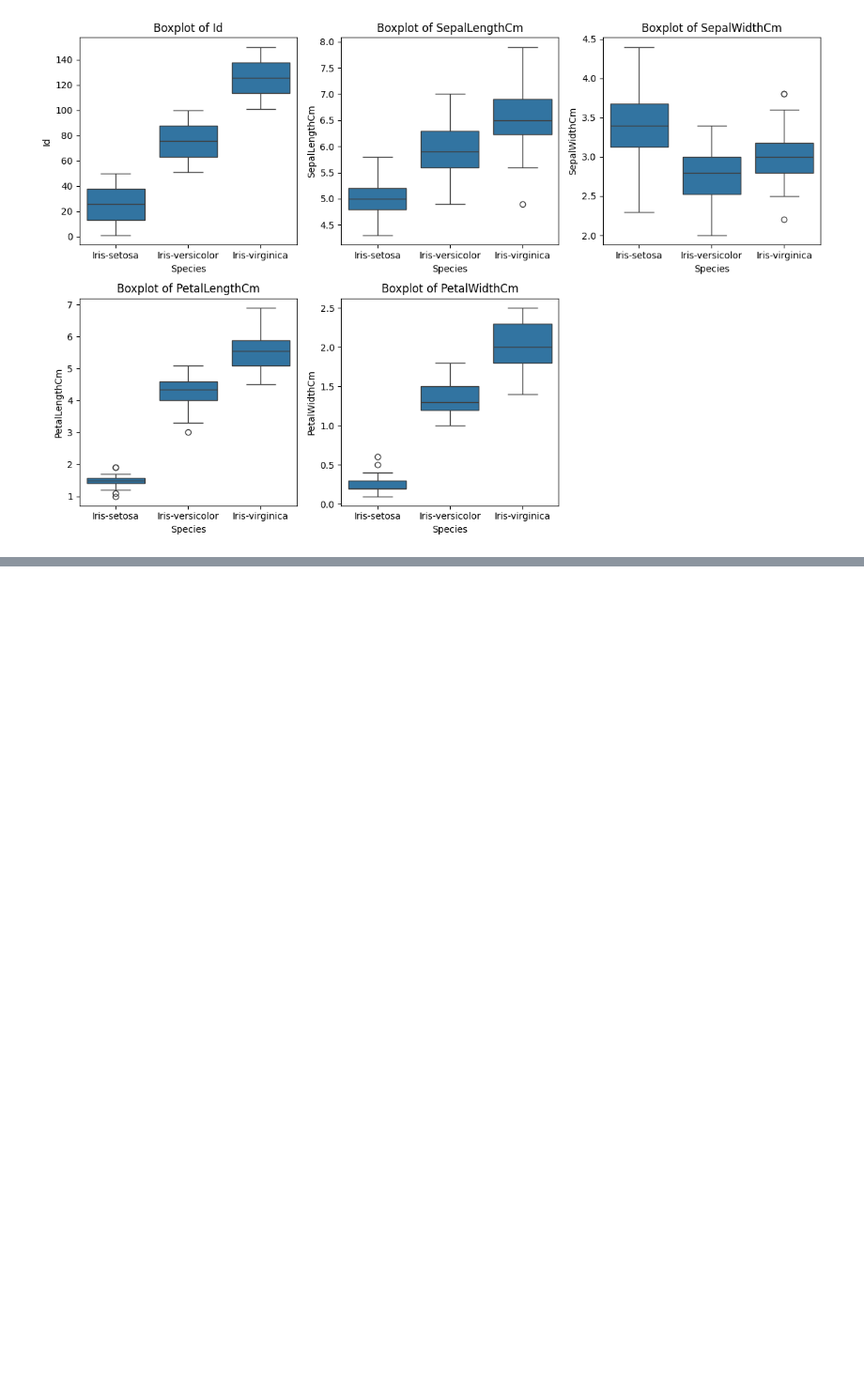
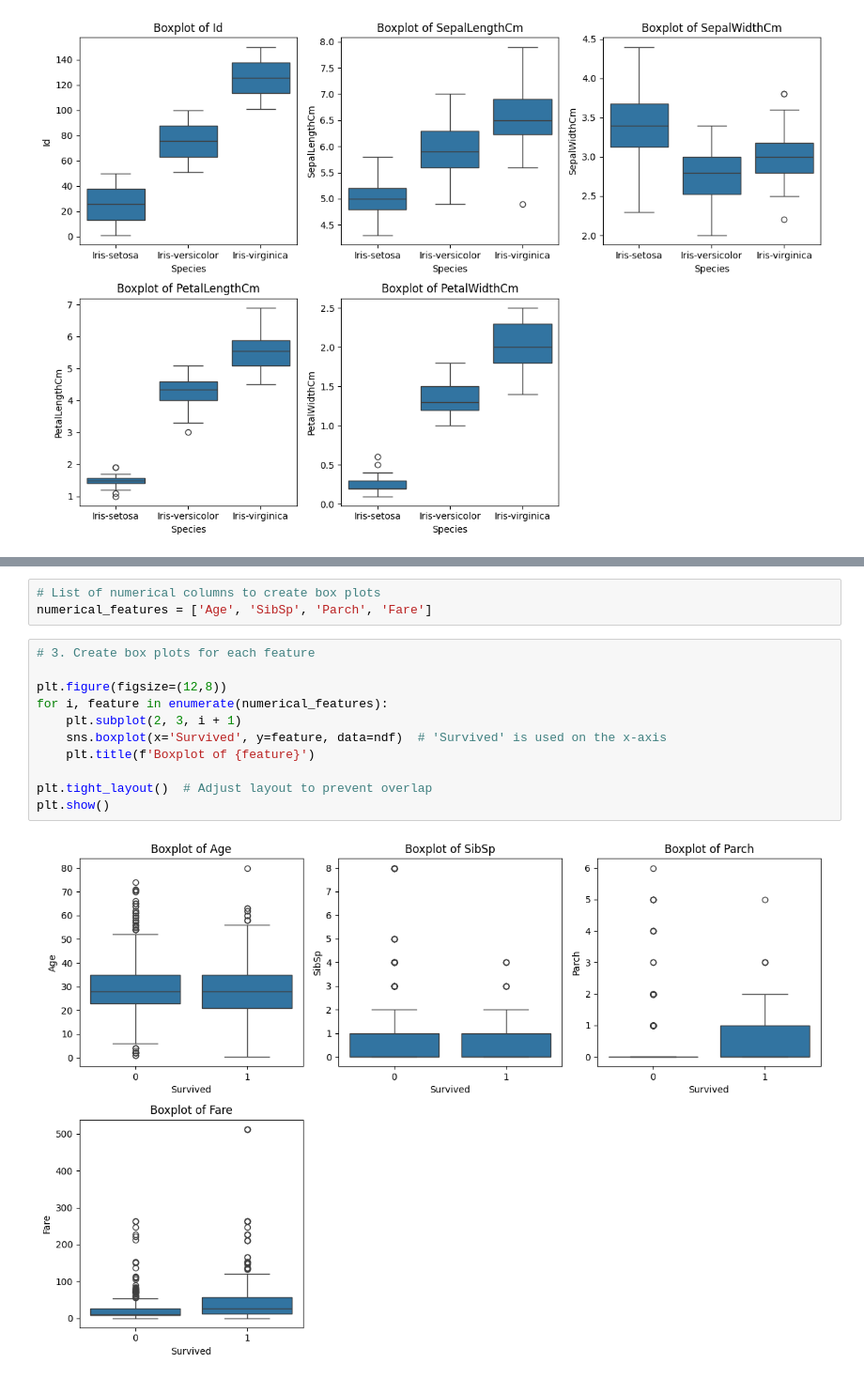
Before and after one commit to shivanjalikarande/DSBDAL, a Jupyter notebook: Assign_6.ipynb, the cells around one changed output, grey strips where cells are left out. Shown at 94% size. Drawn from its saved outputs; the diff is of its cells as text; blank space fills up the shorter version.

```diff
--- a/Assign_6.ipynb
+++ b/Assign_6.ipynb
@@ -49,0 +114,16 @@ plt.show()
+# %%
+# List of numerical columns to create box plots
+numerical_features = ['Age', 'SibSp', 'Parch', 'Fare']
+# %%
+# 3. Create box plots for each feature
+
+plt.figure(figsize=(12,8))
+for i, feature in enumerate(numerical_features):
+    plt.subplot(2, 3, i + 1)
+    sns.boxplot(x='Survived', y=feature, data=ndf)  # 'Survived' is used on the x-axis
+    plt.title(f'Boxplot of {feature}')
+
+plt.tight_layout()  # Adjust layout to prevent overlap
+plt.show()
+# %% [output]
+[figure, added]
```
Also changed, not shown: parts of 7 cells of this notebook.
